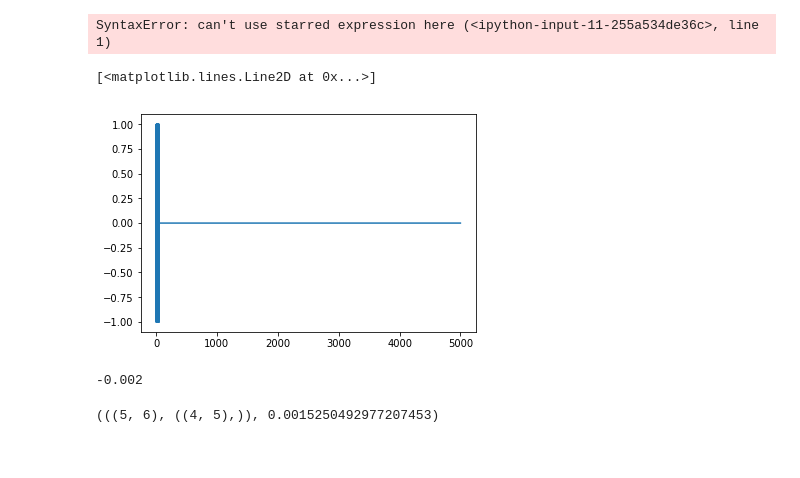
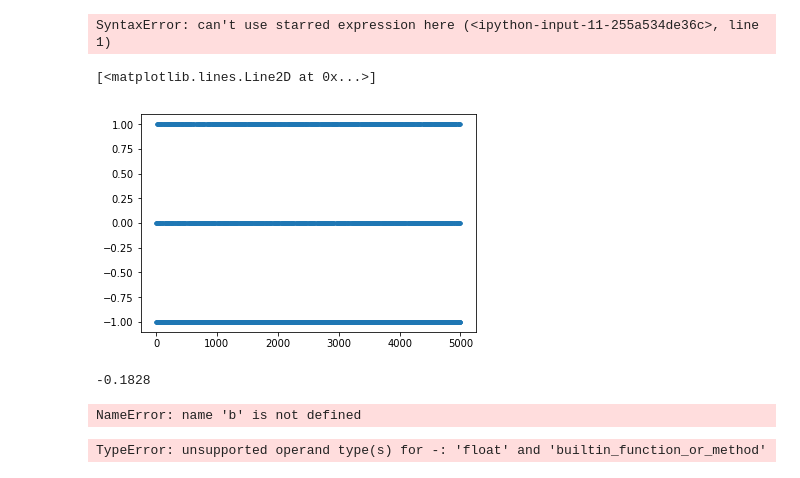
Before and after one commit to benhunterco/cs440, a Jupyter notebook: Checkers-Newell.ipynb, the cells around one changed output. Drawn from its saved outputs; the diff is of its cells as text; code cells hidden in the pictures.

```diff
--- a/Checkers-Newell.ipynb
+++ b/Checkers-Newell.ipynb
@@ -262,5 +263,7 @@ import numpy as np
 Automatic pdb calling has been turned ON
 # %%
 # nBatches, nRepsPerBatch, hiddenLayers, nIterations, nReplays, epsilon, epsilonDecayFacto
-Qnet, outcomes, samples = nr.trainQnet(100, 50, [50, 50, 50], 20, 0, 1, .99)
+start = time.time()
+Qnet, outcomes, samples = nr.trainQnet(30, 50, [50, 50, 50], 20, 0, 1, .99)
+end = time.time()
 # %% [output]
@@ -294,17 +297,21 @@ SyntaxError: can't use starred expression here (<ipython-input-11-255a534de36c>,
 # %%
 import matplotlib.pyplot as plt
 # %%
-plt.plot(outcomes)
+plt.plot(outcomes, ".")
 # %% [output]
 [<matplotlib.lines.Line2D at 0x...>]
-[figure, old version]
+[figure, new version]
 # %%
 np.mean(outcomes)
 # %% [output]
--0.002
+-0.1828
 # %%
 import numpy as np
 # %%
 nr.epsilonGreedy(Qnet, b, 0)
 # %% [output]
-(((5, 6), ((4, 5),)), 0.0015250492977207453)
+NameError: name 'b' is not defined
+# %%
+start - end
+# %% [output]
+TypeError: unsupported operand type(s) for -: 'float' and 'builtin_function_or_method'
```
Also changed, not shown: parts of 3 cells of this notebook.
